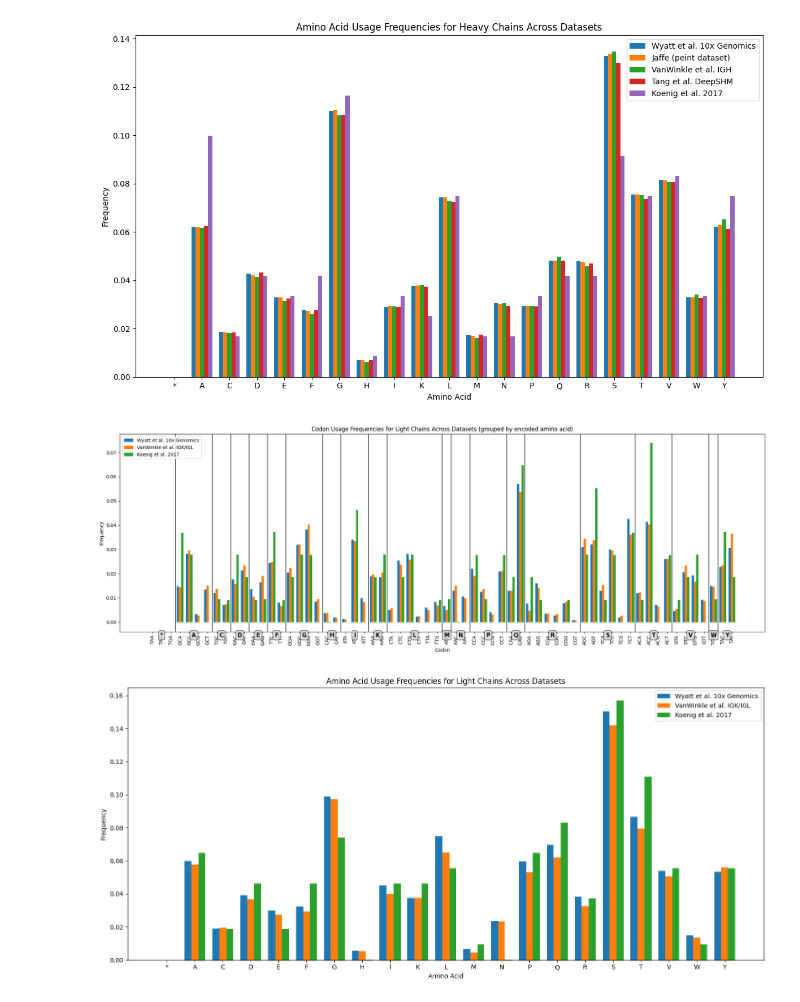
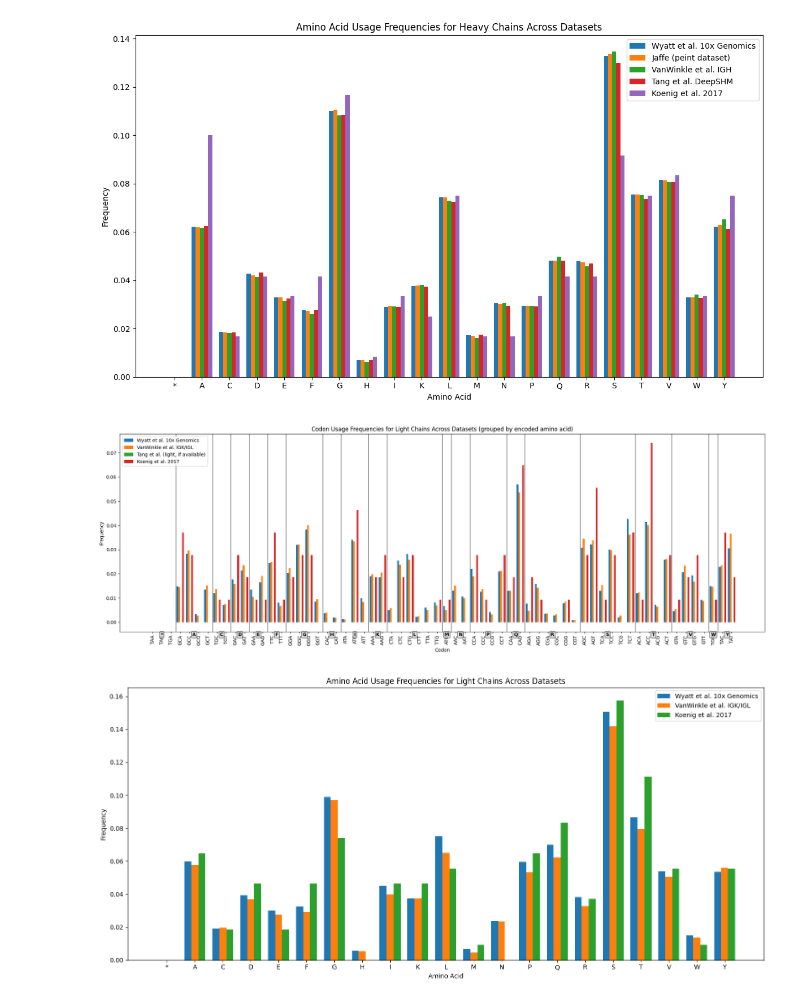
Before and after one commit to thematrixmaster/cosine, a Jupyter notebook: data/dasm.ipynb, the cells around one changed output. Saved outputs shown, nothing was run; the diff lists cells and outputs as text; code cells hidden in the pictures.

```diff
--- a/data/dasm.ipynb
+++ b/data/dasm.ipynb
@@ -390,8 +390,8 @@ vanwinkle_light_counts = sum(vanwinkle_light_counts, Counter())
 tang_heavy_counts = sampled_counts(tang_df, 'parent_heavy')
 tang_heavy_counts = sum(tang_heavy_counts, Counter())
 
-koenig_heavy_counts = sampled_counts(koenig_df, 'parent_heavy') + [compute_codon_usage_counts(IGHV3_23_04_SEQ)]
-koenig_light_counts = sampled_counts(koenig_df, 'parent_light') + [compute_codon_usage_counts(IGKV1_39_01_SEQ)]
+koenig_heavy_counts = [compute_codon_usage_counts(KOENIG_IGH_CON_SEQ)]
+koenig_light_counts = [compute_codon_usage_counts(KOENIG_IGK_CON_SEQ)]
 
 koenig_heavy_counts = sum(koenig_heavy_counts, Counter())
 koenig_light_counts = sum(koenig_light_counts, Counter())
@@ -417,8 +417,8 @@ vanwinkle_aa_light_counts = sum(vanwinkle_aa_light_counts, Counter())
 tang_aa_heavy_counts = sampled_aa_counts(tang_df, 'parent_heavy_aa')
 tang_aa_heavy_counts = sum(tang_aa_heavy_counts, Counter())
 
-koenig_aa_heavy_counts = sampled_aa_counts(koenig_df, 'heavy') + [compute_aa_usage_counts(str(Seq(IGHV3_23_04_SEQ).translate()))]
-koenig_aa_light_counts = sampled_aa_counts(koenig_df, 'light') + [compute_aa_usage_counts(str(Seq(IGKV1_39_01_SEQ).translate()))]
+koenig_aa_heavy_counts = [compute_aa_usage_counts(str(Seq(KOENIG_IGH_CON_SEQ).translate()))]
+koenig_aa_light_counts = [compute_aa_usage_counts(str(Seq(KOENIG_IGK_CON_SEQ).translate()))]
 
 koenig_aa_heavy_counts = sum(koenig_aa_heavy_counts, Counter())
 koenig_aa_light_counts = sum(koenig_aa_light_counts, Counter())
@@ -528,80 +528,82 @@ plt.show()
 # %% [output]
 [figure]
 # %%
-from collections import OrderedDict
+# Convert plot to use light chains instead of heavy chains
 
 # Get valid codons
 codons = sorted([c for c in HUMAN_CODON_USAGE.keys() if len(c) == 3 and set(c).issubset({'A', 'T', 'G', 'C'})])
 
-# Create proper codon to amino acid mapping
+# Create codon -> AA mapping
 codon_to_aa = {}
 for c in codons:
     try:
-        aa = str(Seq(c).translate())
-        codon_to_aa[c] = aa
+        codon_to_aa[c] = str(Seq(c).translate())
     except:
-        continue  # Skip invalid codons
+        continue
 
-# Filter codons to only those with valid translations
 valid_codons = [c for c in codons if c in codon_to_aa]
-
-# **KEY FIX**: Sort codons by amino acid first, then by codon
-# This ensures all codons for the same AA are grouped together
 valid_codons = sorted(valid_codons, key=lambda c: (codon_to_aa[c], c))
 
-# Now get frequencies for the properly sorted codons
-wyatt_heavy_freqs = [wyatt_heavy_counts.get(codon, 0) / sum(wyatt_heavy_counts.values()) for codon in valid_codons]
-vanwinkle_heavy_freqs = [vanwinkle_heavy_counts.get(codon, 0) / sum(vanwinkle_heavy_counts.values()) for codon in valid_codons]
-tang_heavy_freqs = [tang_heavy_counts.get(codon, 0) / sum(tang_heavy_counts.values()) for codon in valid_codons]
-koenig_heavy_freqs = [koenig_heavy_counts.get(codon, 0) / sum(koenig_heavy_counts.values()) for codon in valid_codons]
+# helper to get frequencies safely
+def freqs_from_counts(counter, codon_list):
+    total = sum(counter.values()) if counter is not None else 0
+    if total == 0:
+        return [0.0] * len(codon_list)
+    return [counter.get(c, 0) / total for c in codon_list]
 
-# Build ordered groups by amino acid
+# Obtain light-chain counters (fall back to empty Counter if missing)
+from collections import Counter
+wyatt_cnt = wyatt_light_counts
+vanwinkle_cnt = vanwinkle_light_counts
+koenig_cnt = koenig_light_counts
+tang_cnt = globals().get('tang_light_counts', Counter())
+
+# Compute frequencies for light chains
+wyatt_light_freqs = freqs_from_counts(wyatt_cnt, valid_codons)
+vanwinkle_light_freqs = freqs_from_counts(vanwinkle_cnt, valid_codons)
+tang_light_freqs = freqs_from_counts(tang_cnt, valid_codons)
+koenig_light_freqs = freqs_from_counts(koenig_cnt, valid_codons)
+
+# Build AA groups for labeling
 aa_groups = OrderedDict()
 for i, c in enumerate(valid_codons):
     aa = codon_to_aa[c]
     aa_groups.setdefault(aa, []).append((i, c))
 
-# Prepare plot
+# Plot
 x = np.arange(len(valid_codons))
 width = 0.2
 fig, ax = plt.subplots(figsize=(20, 7))
 
-ax.bar(x - 1.5*width, wyatt_heavy_freqs, width, label='Wyatt et al. 10x Genomics')
-ax.bar(x - 0.5*width, vanwinkle_heavy_freqs, width, label='VanWinkle et al. IGH')
-ax.bar(x + 0.5*width, tang_heavy_freqs, width, label='Tang et al. DeepSHM')
-ax.bar(x + 1.5*width, koenig_heavy_freqs, width, label='Koenig et al. 2017')
+ax.bar(x - 1.5*width, wyatt_light_freqs, width, label='Wyatt et al. 10x Genomics')
+ax.bar(x - 0.5*width, vanwinkle_light_freqs, width, label='VanWinkle et al. IGK/IGL')
+ax.bar(x + 0.5*width, tang_light_freqs, width, label='Tang et al. (light, if available)')
+ax.bar(x + 1.5*width, koenig_light_freqs, width, label='Koenig et al. 2017')
 
-# Set ticks and codon labels
 ax.set_xticks(x)
 ax.set_xticklabels(valid_codons, rotation=90)
 ax.set_xlabel('Codon')
 ax.set_ylabel('Frequency')
-ax.set_title('Codon Usage Frequencies for Heavy Chains Across Datasets (grouped by encoded amino acid)')
+ax.set_title('Codon Usage Frequencies for Light Chains Across Datasets (grouped by encoded amino acid)')
 
-# Draw group separators and add amino-acid labels
+# Group separators and AA labels
 for aa, items in aa_groups.items():
     indices = [idx for idx, _ in items]
-    left = min(indices)
-    right = max(indices)
+    left = min(indices); right = max(indices)
     center = (left + right) / 2.0
+    if right < len(valid_codons) - 1:
+        ax.axvline(right + 0.5, color='black', linestyle='-', linewidth=1.0, alpha=0.7)
+    ax.text(center, -0.002, aa, transform=ax.get_xaxis_transform(),
+            ha='center', va='top', fontsize=10, fontweight='bold',
+            bbox=dict(boxstyle='round,pad=0.2', facecolor='lightgray', alpha=0.7))
 
-    # Vertical separator at the right edge of the group (except after last group)
-    if right < len(valid_codons) - 1:
-        ax.axvline(right + 0.5, color='black', linestyle='-', linewidth=1.5, alpha=0.7)
-
-    # Place amino-acid labels below the x-axis at group centers
-    ax.text(center, -0.002, aa, transform=ax.get_xaxis_transform(),
-            ha='center', va='top', fontsize=12, fontweight='bold',
-            bbox=dict(boxstyle='round,pad=0.3', facecolor='lightgray', alpha=0.7))
-
-# Improve layout
 ax.set_ylim(bottom=-0.004)
 plt.subplots_adjust(bottom=0.15)
 ax.legend()
 plt.tight_layout()
 plt.show()
 # %% [output]
-[figure, old version]
+[figure, new version]
 # %%
 # plot the amino acid frequency distribution for light chains for the same datasets
 valid_aas = sorted(set(codon_to_aa.values()))
```
Also changed, not shown: parts of 11 cells of this notebook, 8 other files.
